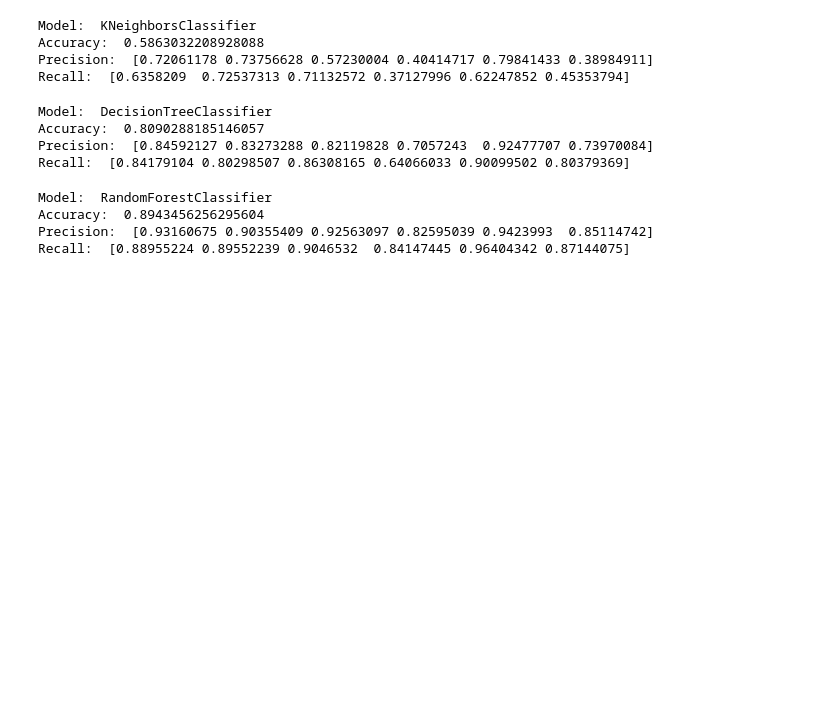
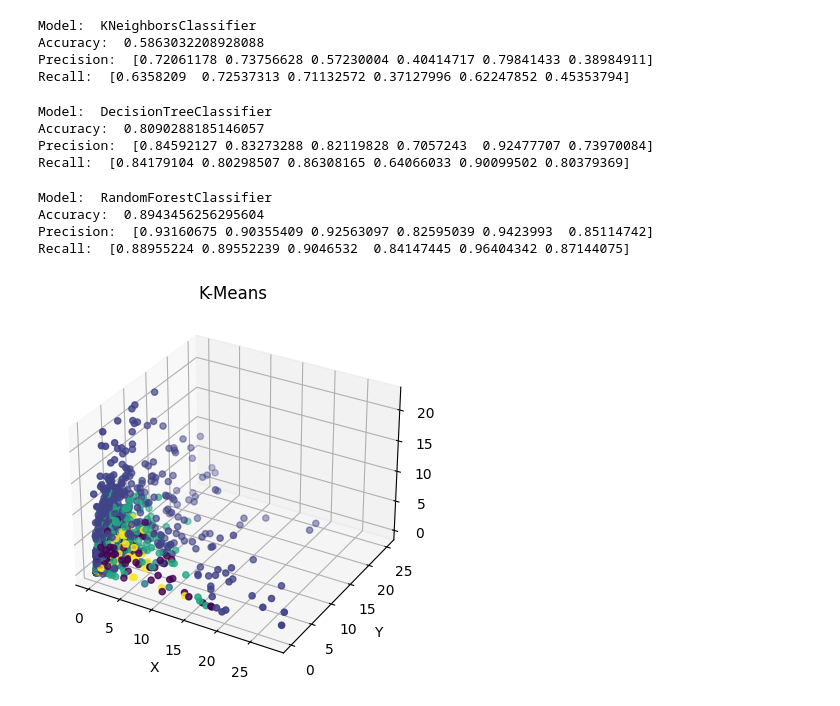
Before and after one commit to huguintoch/biome-ml-classifier, a Jupyter notebook: image_classifiers.ipynb, the cells around one changed output. Drawn from its saved outputs; the diff is of its cells as text; code cells hidden in the pictures; blank space fills up the shorter version.

Commit message:
Clustering Methods
Clustering methods & Plots

```diff
--- a/image_classifiers.ipynb
+++ b/image_classifiers.ipynb
@@ -268,3 +268,40 @@ recall = recall / 5
 precision = precision / 5
 print("Final results")
 print("Accuarcy: {}, Recall: {}, Precision: {}".format(acc, recall, precision))
+# %%
+# CLUSTERING METHODS
+from collections import defaultdict
+
+import numpy as np
+import matplotlib.pyplot as plt
+
+from sklearn.cluster import KMeans
+from sklearn.cluster import AgglomerativeClustering
+from sklearn.cluster import MiniBatchKMeans
+
+from tabulate import tabulate
+
+def plot_data(points, labels, title):
+    fig = plt.figure()
+    if points.shape[1] > 2:
+        ax = fig.add_subplot(projection='3d')
+        ax.scatter(points[:,0], points[:,1], points[:,2], c=labels, cmap='viridis')
+        ax.set_xlabel('X')
+        ax.set_ylabel('Y')
+        ax.set_zlabel('Z')
+        ax.set_title(title)
+    else:
+        plt.scatter(points[:,0], points[:,1], c=labels, cmap='viridis')
+        plt.xlabel('X')
+        plt.ylabel('Y')
+        plt.title(title)
+
+    plt.show()
+# %%
+#K Means
+kmeans = KMeans(n_clusters=6).fit(x)
+kmeans_labels = kmeans.labels_
+centers = kmeans.cluster_centers_
+plot_data(x, kmeans_labels, 'K-Means')
+# %% [output]
+[figure, added]
```
Also changed, not shown: parts of 3 cells of this notebook.
